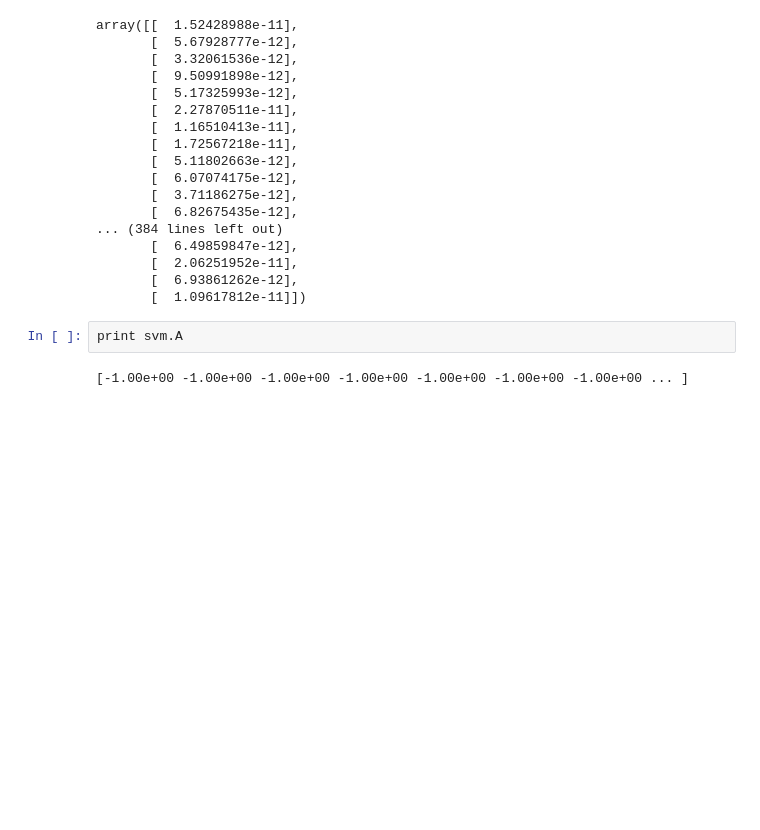
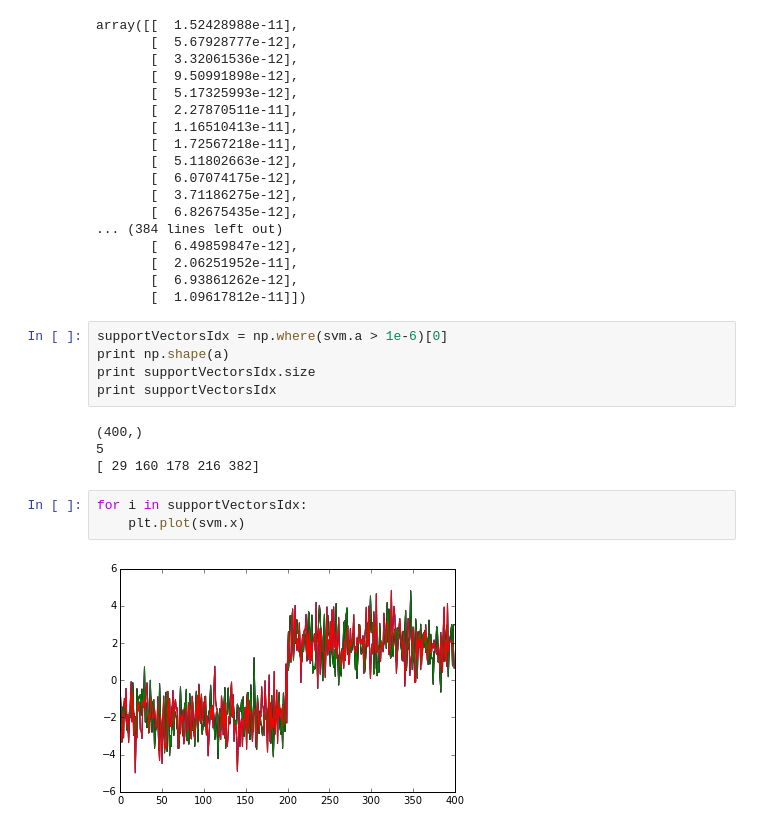
Before and after one commit to peteflorence/Machine-Learning-6.867-homework, a Jupyter notebook: hw2/prob_2.ipynb, the cells around one changed output. Cells and saved outputs as stored; diff of their text form; blank space fills up the shorter version.

```diff
--- a/hw2/prob_2.ipynb
+++ b/hw2/prob_2.ipynb
@@ -199,7 +199,17 @@ array([[  1.52428988e-11],
        [  2.06251952e-11],
        [  6.93861262e-12],
        [  1.09617812e-11]])
-# %%
-print svm.A
-# %% [output]
-[-1.00e+00 -1.00e+00 -1.00e+00 -1.00e+00 -1.00e+00 -1.00e+00 -1.00e+00 ... ]
+# %%
+supportVectorsIdx = np.where(svm.a > 1e-6)[0]
+print np.shape(a)
+print supportVectorsIdx.size
+print supportVectorsIdx
+# %% [output]
+(400,)
+5
+[ 29 160 178 216 382]
+# %%
+for i in supportVectorsIdx:
+    plt.plot(svm.x)
+# %% [output]
+[figure, added]
```
Also changed, not shown: parts of 2 cells of this notebook, 3 other files.
